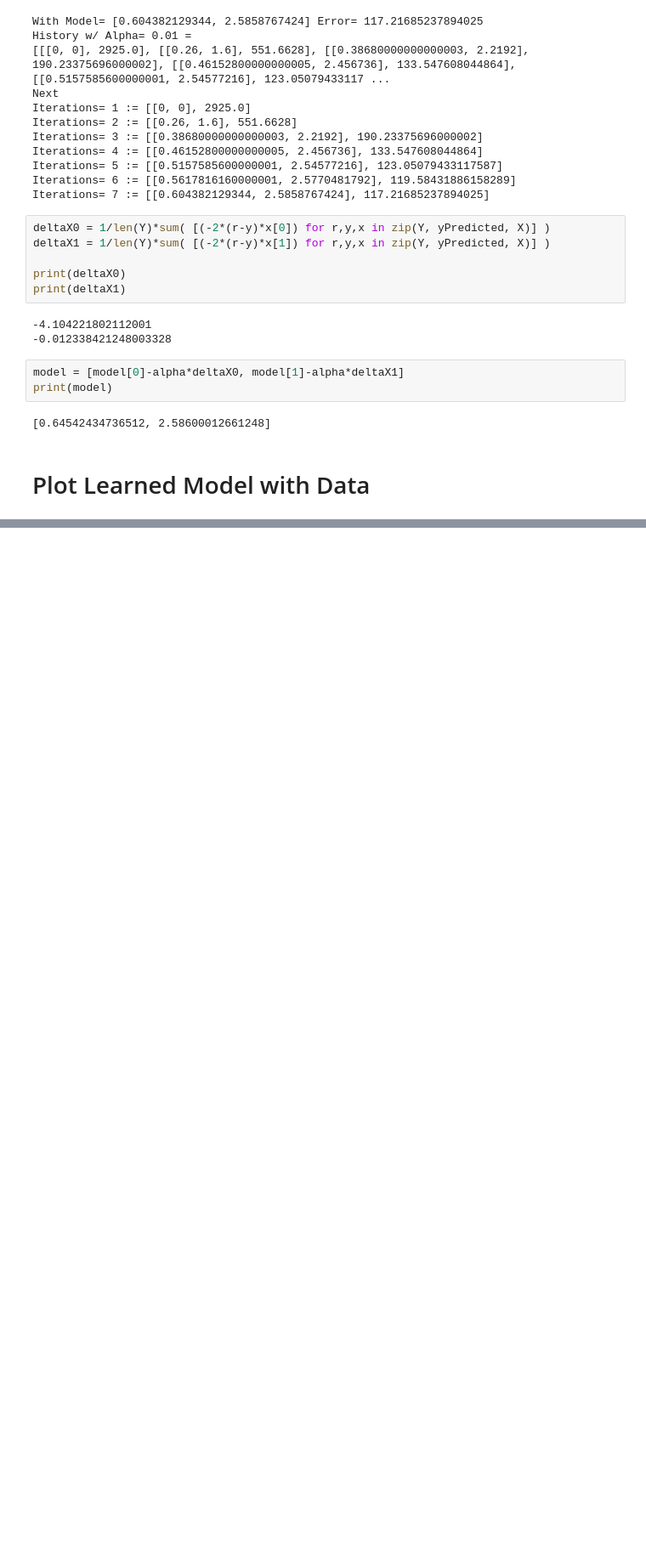
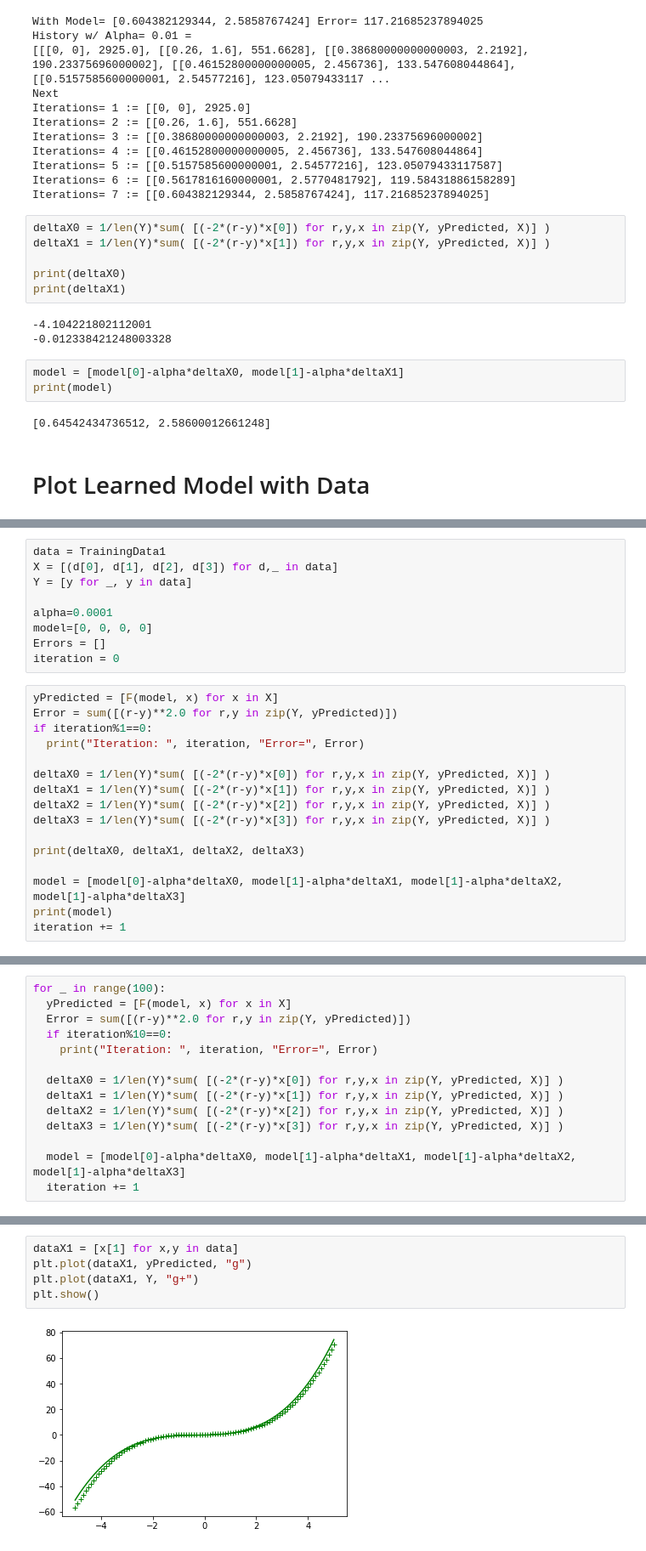
Before and after one commit to everestso/Fall21Spring22, a Jupyter notebook: c191f21_1.ipynb, the cells around one changed output, grey strips where cells are left out. Shown at 85% size. Cells and saved outputs as stored; diff of their text form; blank space fills up the shorter version.

```diff
--- a/c191f21_1.ipynb
+++ b/c191f21_1.ipynb
@@ -232,0 +254,25 @@ plt.show()
+# %%
+data = TrainingData1
+X = [(d[0], d[1], d[2], d[3]) for d,_ in data]
+Y = [y for _, y in data]
+
+alpha=0.0001
+model=[0, 0, 0, 0]
+Errors = []
+iteration = 0
+# %%
+yPredicted = [F(model, x) for x in X]
+Error = sum([(r-y)**2.0 for r,y in zip(Y, yPredicted)])
+if iteration%1==0:
+  print("Iteration: ", iteration, "Error=", Error)
+
+deltaX0 = 1/len(Y)*sum( [(-2*(r-y)*x[0]) for r,y,x in zip(Y, yPredicted, X)] )
+deltaX1 = 1/len(Y)*sum( [(-2*(r-y)*x[1]) for r,y,x in zip(Y, yPredicted, X)] )
+deltaX2 = 1/len(Y)*sum( [(-2*(r-y)*x[2]) for r,y,x in zip(Y, yPredicted, X)] )
+deltaX3 = 1/len(Y)*sum( [(-2*(r-y)*x[3]) for r,y,x in zip(Y, yPredicted, X)] )
+
+print(deltaX0, deltaX1, deltaX2, deltaX3)
+
+model = [model[0]-alpha*deltaX0, model[1]-alpha*deltaX1, model[1]-alpha*deltaX2, model[1]-alpha*deltaX3]
+print(model)
+iteration += 1
@@ -232,0 +283,14 @@ plt.show()
+# %%
+for _ in range(100):
+  yPredicted = [F(model, x) for x in X]
+  Error = sum([(r-y)**2.0 for r,y in zip(Y, yPredicted)])
+  if iteration%10==0:
+    print("Iteration: ", iteration, "Error=", Error)
+
+  deltaX0 = 1/len(Y)*sum( [(-2*(r-y)*x[0]) for r,y,x in zip(Y, yPredicted, X)] )
+  deltaX1 = 1/len(Y)*sum( [(-2*(r-y)*x[1]) for r,y,x in zip(Y, yPredicted, X)] )
+  deltaX2 = 1/len(Y)*sum( [(-2*(r-y)*x[2]) for r,y,x in zip(Y, yPredicted, X)] )
+  deltaX3 = 1/len(Y)*sum( [(-2*(r-y)*x[3]) for r,y,x in zip(Y, yPredicted, X)] )
+
+  model = [model[0]-alpha*deltaX0, model[1]-alpha*deltaX1, model[1]-alpha*deltaX2, model[1]-alpha*deltaX3]
+  iteration += 1
@@ -232,0 +308,7 @@ plt.show()
+# %%
+dataX1 = [x[1] for x,y in data]
+plt.plot(dataX1, yPredicted, "g")
+plt.plot(dataX1, Y, "g+")
+plt.show()
+# %% [output]
+[figure, added]
```
Also changed, not shown: parts of 11 cells of this notebook.
